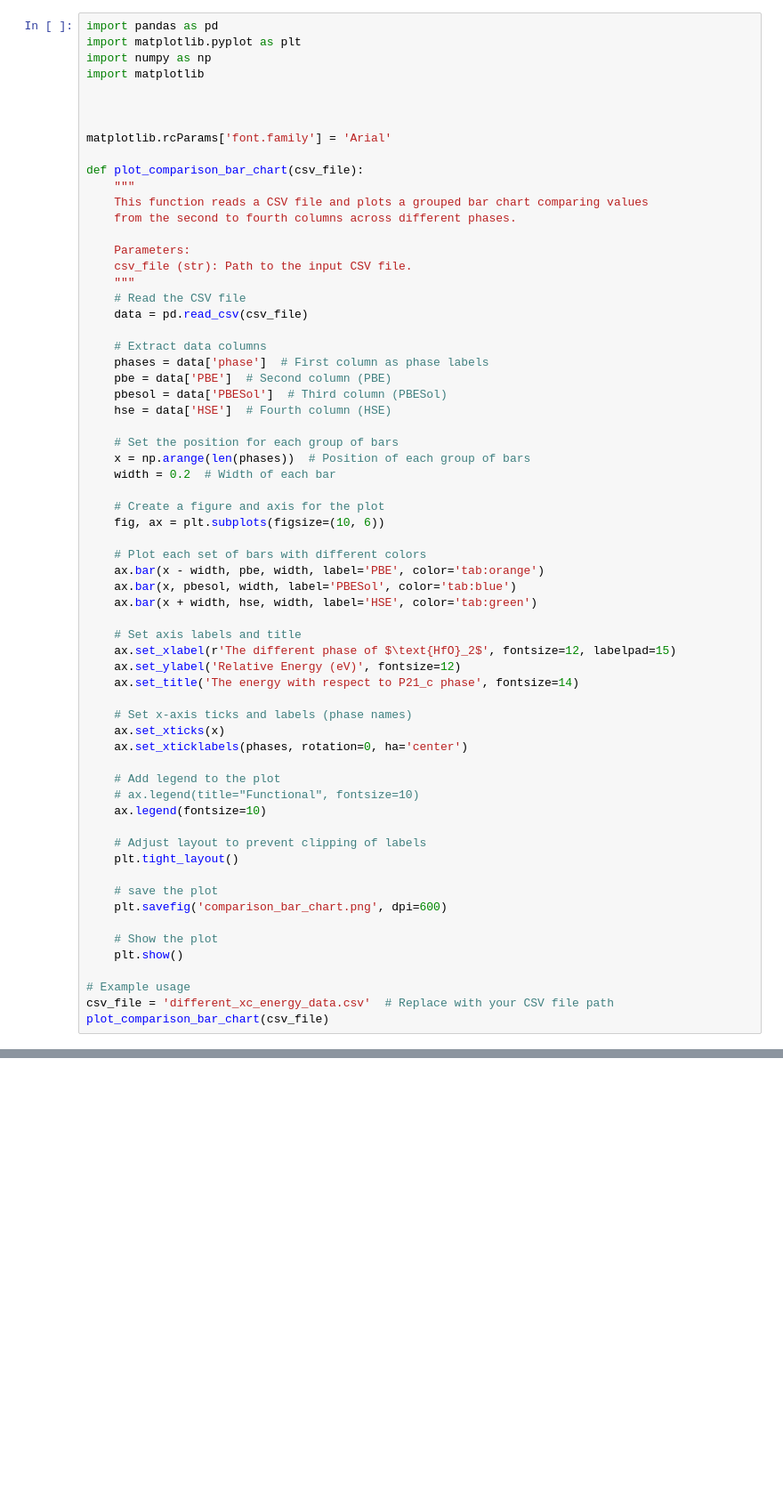
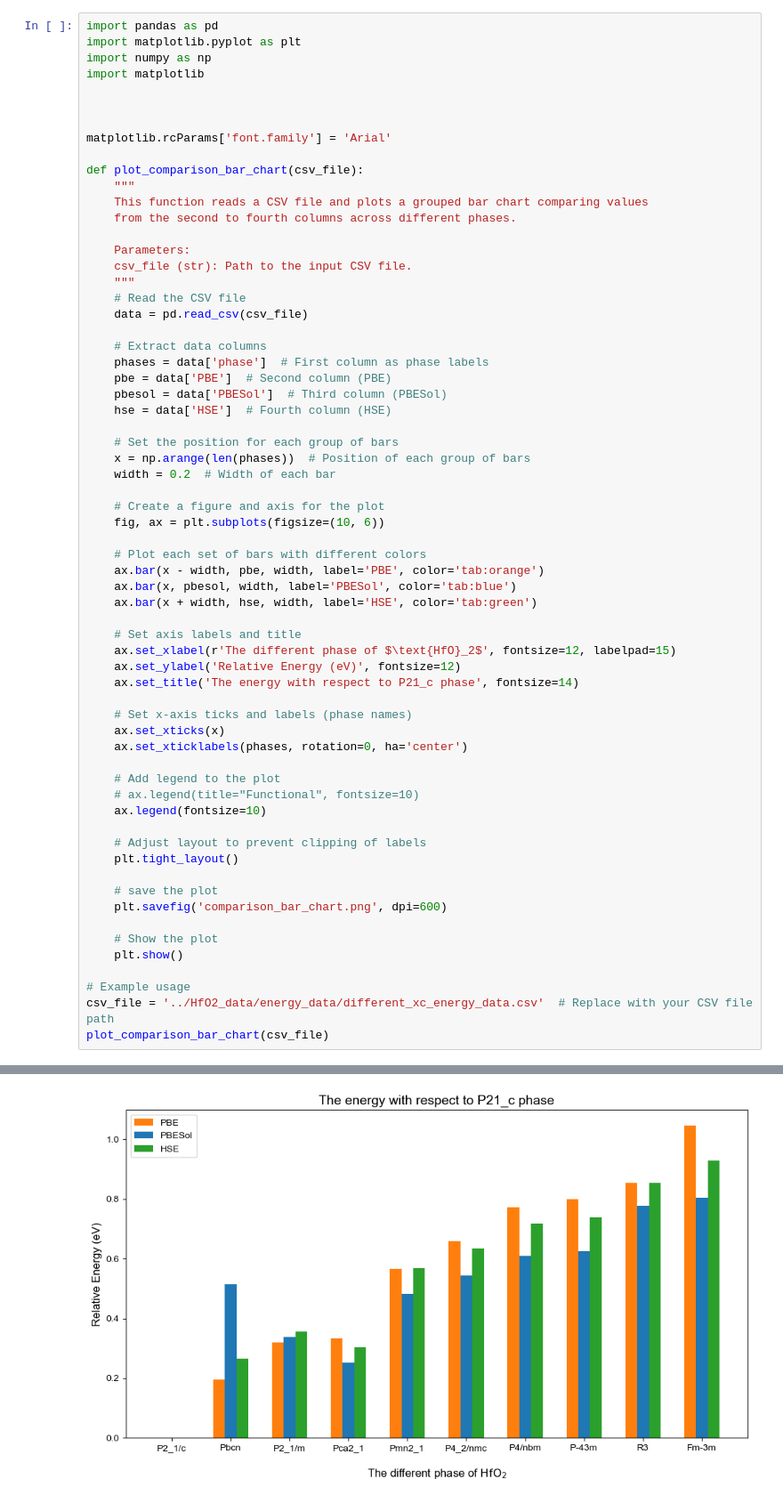
Before and after one commit to xuechuang1999/process-data-of-phase, a Jupyter notebook: work_flow/energy_bar.ipynb, the cells around one changed output, grey strips where cells are left out. Shown at 89% size. Drawn from its saved outputs; the diff is of its cells as text; blank space fills up the shorter version.

```diff
--- a/work_flow/energy_bar.ipynb
+++ b/work_flow/energy_bar.ipynb
@@ -60,6 +60,6 @@ def plot_comparison_bar_chart(csv_file):
     plt.show()
 
 # Example usage
-csv_file = 'different_xc_energy_data.csv'  # Replace with your CSV file path
+csv_file = '../HfO2_data/energy_data/different_xc_energy_data.csv'  # Replace with your CSV file path
 plot_comparison_bar_chart(csv_file)
 # %% [output]
@@ -66,0 +66 @@ FileNotFoundError: [Errno 2] No such file or directory: 'different_xc_energy_dat
+[figure, added]
```
Also changed, not shown: parts of 1 cell of this notebook, 21 other files.
